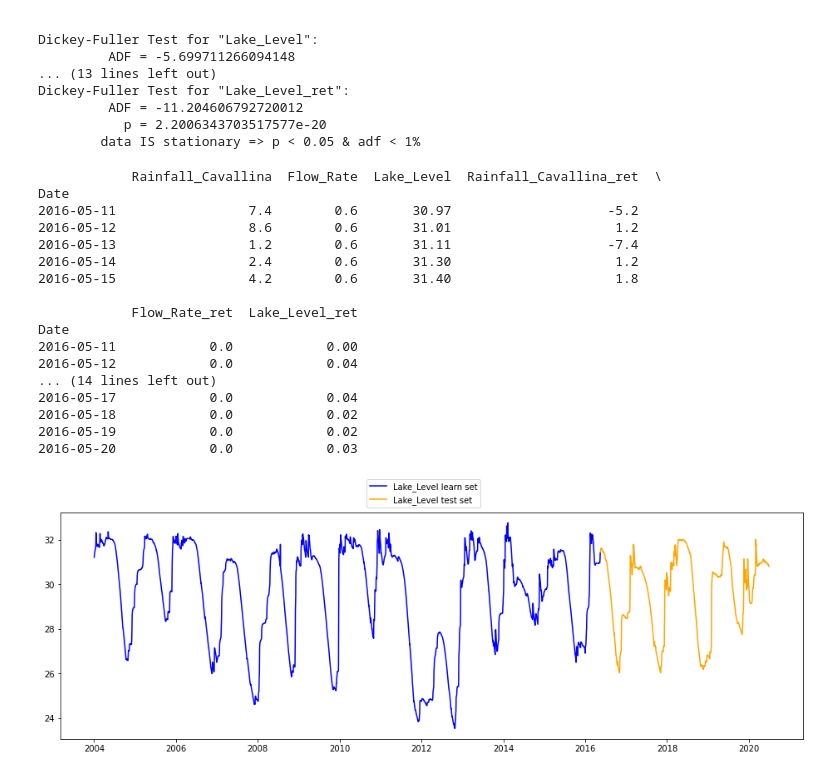
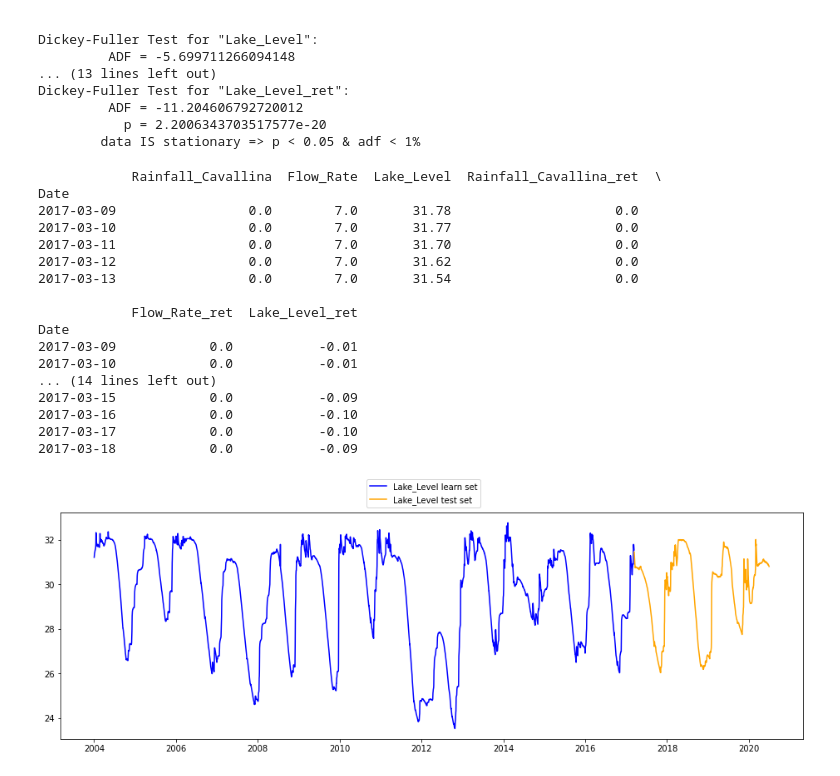
Before and after one commit to KlemenKozelj/master_thesis, a Jupyter notebook: 02_Lake_Bilancino_Time_Series.ipynb, the cells around one changed output. Saved outputs shown, nothing was run; the diff lists cells and outputs as text; code cells hidden in the pictures.

```diff
--- a/02_Lake_Bilancino_Time_Series.ipynb
+++ b/02_Lake_Bilancino_Time_Series.ipynb
@@ -208,39 +208,39 @@ Dickey-Fuller Test for "Lake_Level_ret":
            p = 2.2006343703517577e-20
         data IS stationary => p < 0.05 & adf < 1%
 # %%
-test_percentage = 0.25
+test_percentage = 0.2
 
 split = int(len(df) * (1 - test_percentage))
 df_learn = df.iloc[:split]
 df_test = df.iloc[split:]
 
 fig, ax = plt.subplots(1, 1, figsize=(16, 5))
 
 ax.plot(df_learn['Lake_Level'], color='blue', label='Lake_Level learn set')
 ax.plot(df_test['Lake_Level'], color='orange', label='Lake_Level test set')
 fig.legend(loc='upper center');
 
 print(df_learn.tail(5))
 print(df_test.head(5))
 # %% [output]
             Rainfall_Cavallina  Flow_Rate  Lake_Level  Rainfall_Cavallina_ret  \
 Date
-2016-05-11                 7.4        0.6       30.97                    -5.2
-2016-05-12                 8.6        0.6       31.01                     1.2
-2016-05-13                 1.2        0.6       31.11                    -7.4
-2016-05-14                 2.4        0.6       31.30                     1.2
-2016-05-15                 4.2        0.6       31.40                     1.8
+2017-03-09                 0.0        7.0       31.78                     0.0
+2017-03-10                 0.0        7.0       31.77                     0.0
+2017-03-11                 0.0        7.0       31.70                     0.0
+2017-03-12                 0.0        7.0       31.62                     0.0
+2017-03-13                 0.0        7.0       31.54                     0.0
 
             Flow_Rate_ret  Lake_Level_ret
 Date
-2016-05-11            0.0            0.00
-2016-05-12            0.0            0.04
+2017-03-09            0.0           -0.01
+2017-03-10            0.0           -0.01
 ... (14 lines left out)
-2016-05-17            0.0            0.04
-2016-05-18            0.0            0.02
-2016-05-19            0.0            0.02
-2016-05-20            0.0            0.03
+2017-03-15            0.0           -0.09
+2017-03-16            0.0           -0.10
+2017-03-17            0.0           -0.10
+2017-03-18            0.0           -0.09
-[figure, old version]
+[figure, new version]
 # %%
 def evaluate_ae(prediction, real_values):
     mae = mean_absolute_error(prediction, real_values)
```
Also changed, not shown: parts of 8 cells of this notebook.
